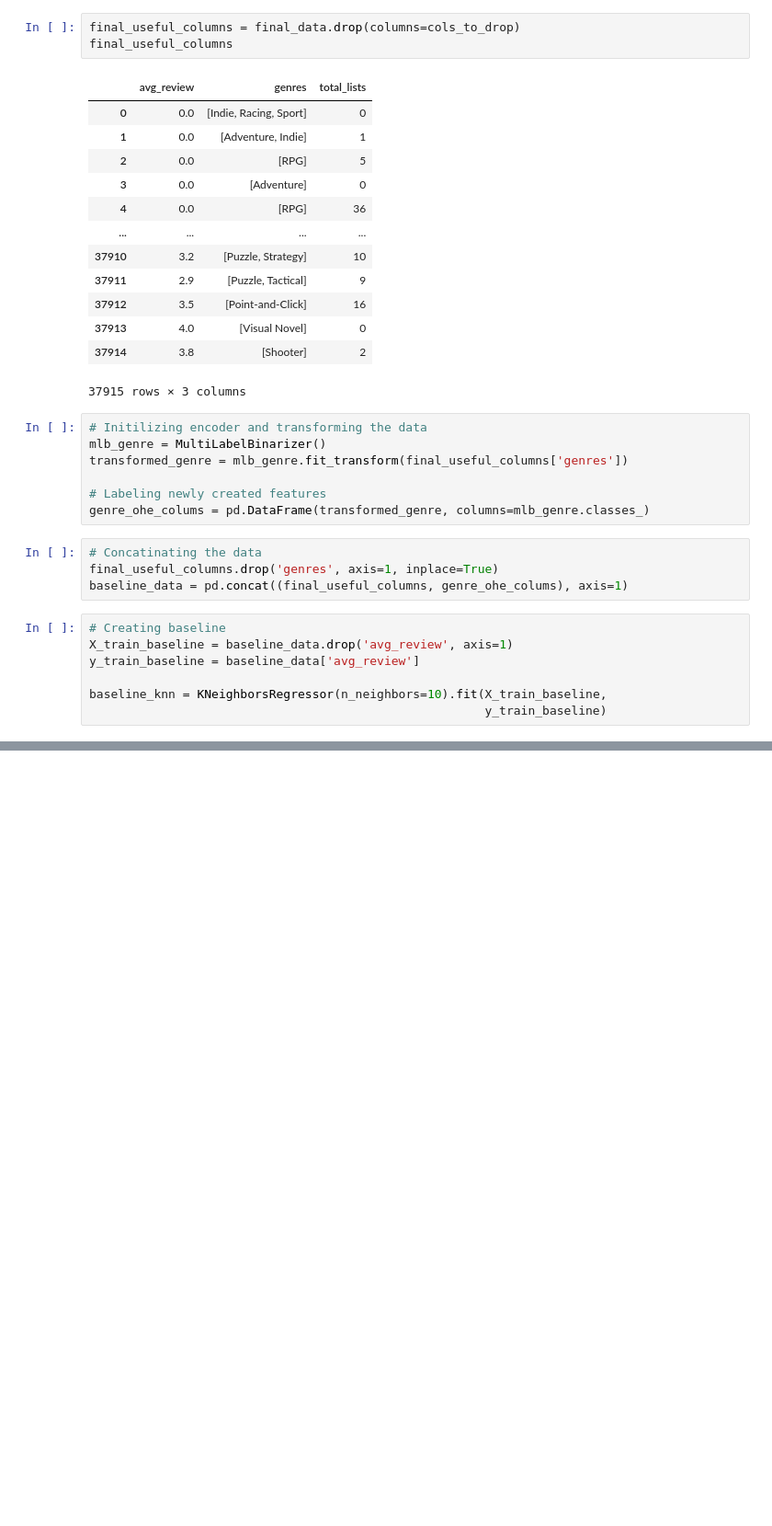
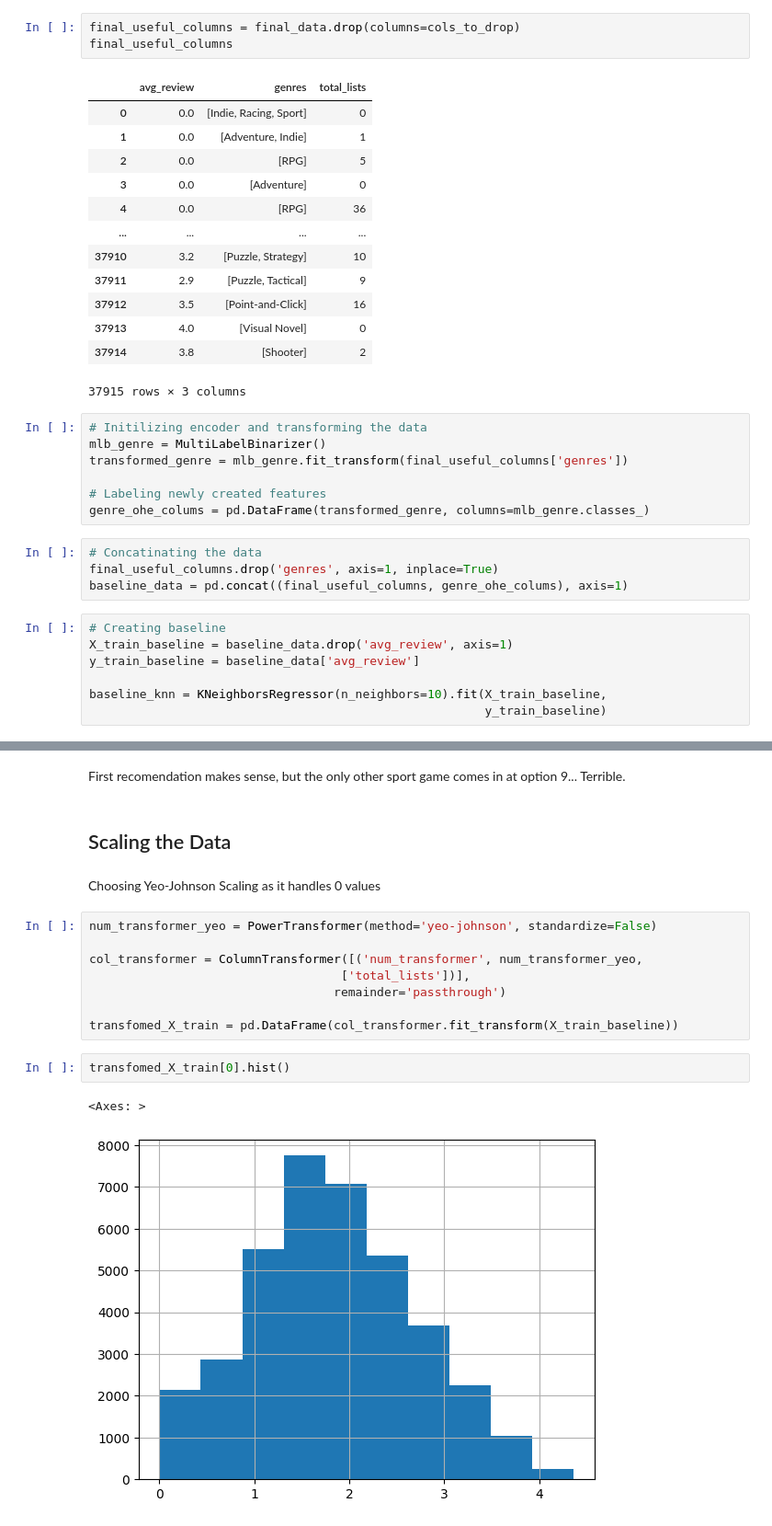
Before and after one commit to Ant-mel/legendary_game_recs, a Jupyter notebook: notebooks/baseline_model.ipynb, the cells around one changed output, grey strips where cells are left out. Shown at 92% size. Drawn from its saved outputs; the diff is of its cells as text; blank space fills up the shorter version.

```diff
--- a/notebooks/baseline_model.ipynb
+++ b/notebooks/baseline_model.ipynb
@@ -97,0 +145,20 @@ baseline_knn.kneighbors()
+# %% [markdown]
+First recomendation makes sense, but the only other sport game comes in at option 9...
+Terrible.
+# %% [markdown]
+## Scaling the Data
+# %% [markdown]
+Choosing Yeo-Johnson Scaling as it handles 0 values
+# %%
+num_transformer_yeo = PowerTransformer(method='yeo-johnson', standardize=False)
+
+col_transformer = ColumnTransformer([('num_transformer', num_transformer_yeo,
+                                   ['total_lists'])],
+                                  remainder='passthrough')
+
+transfomed_X_train = pd.DataFrame(col_transformer.fit_transform(X_train_baseline))
+# %%
+transfomed_X_train[0].hist()
+# %% [output]
+<Axes: >
+[figure, added]
```
Also changed, not shown: parts of 9 cells of this notebook.
